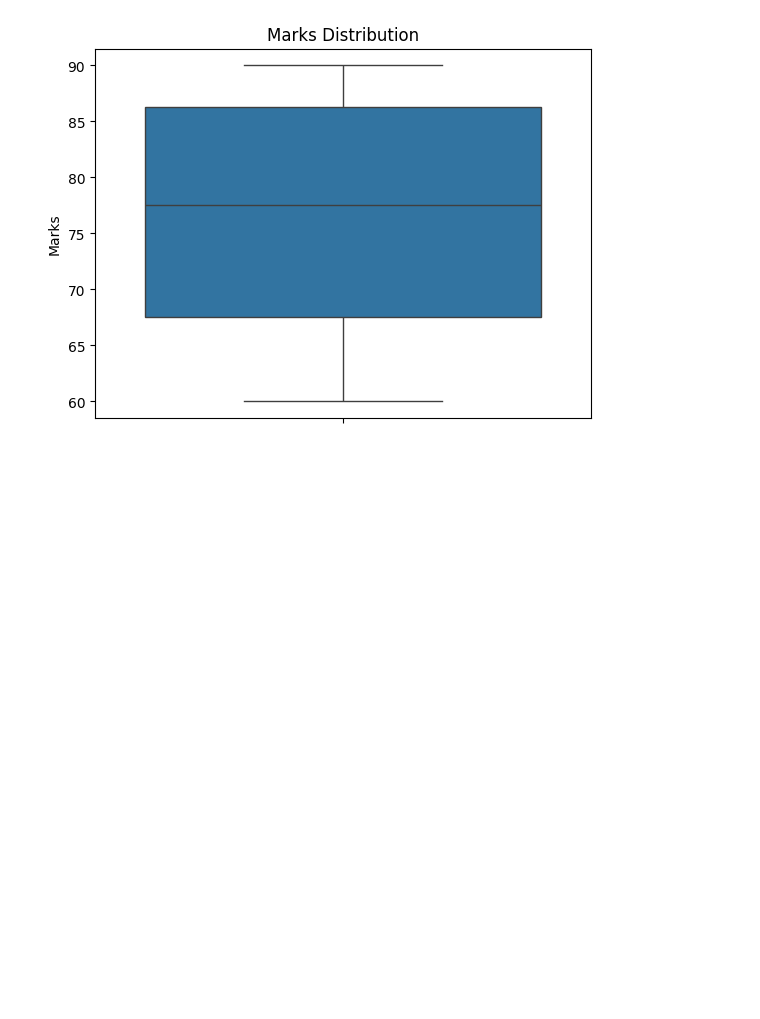
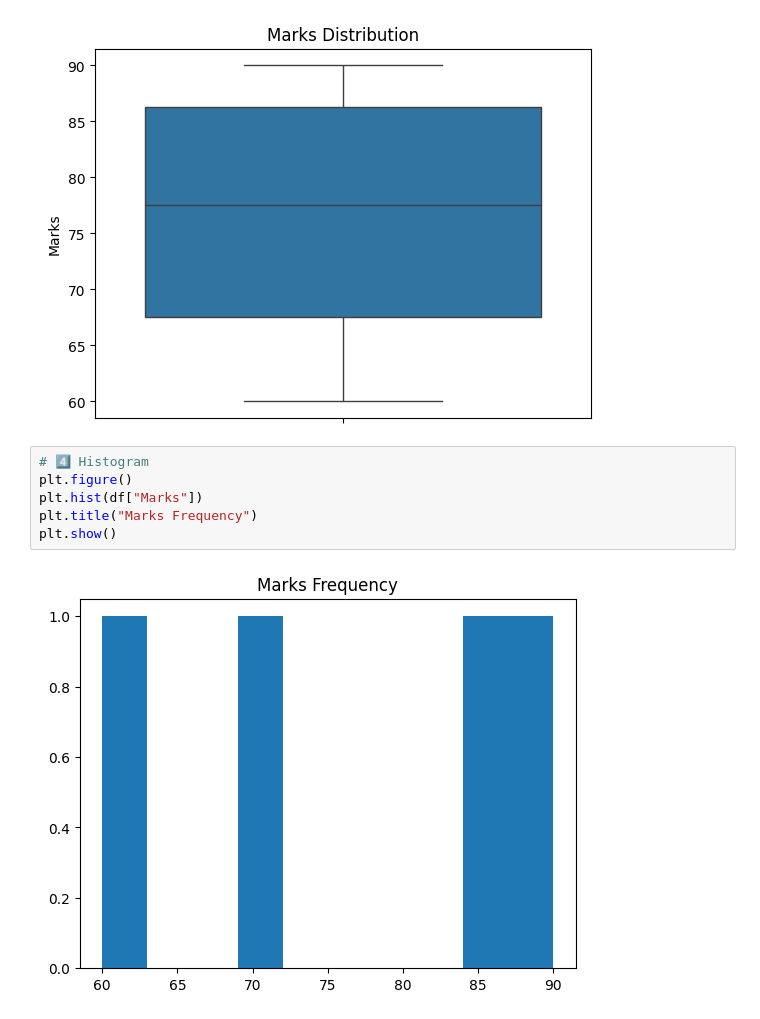
Before and after one commit to sakshi07bhosale/Data-Science, a Jupyter notebook: Day6/mni-project2.ipynb, the cells around one changed output. Saved outputs shown, nothing was run; the diff lists cells and outputs as text; blank space fills up the shorter version.

Commit message:
Histogram

```diff
--- a/Day6/mni-project2.ipynb
+++ b/Day6/mni-project2.ipynb
@@ -109,3 +109,11 @@ plt.title("Marks Distribution")
 plt.show()
 # %% [output]
 [figure]
+# %%
+# 4️⃣ Histogram
+plt.figure()
+plt.hist(df["Marks"])
+plt.title("Marks Frequency")
+plt.show()
+# %% [output]
+[figure, added]
```
